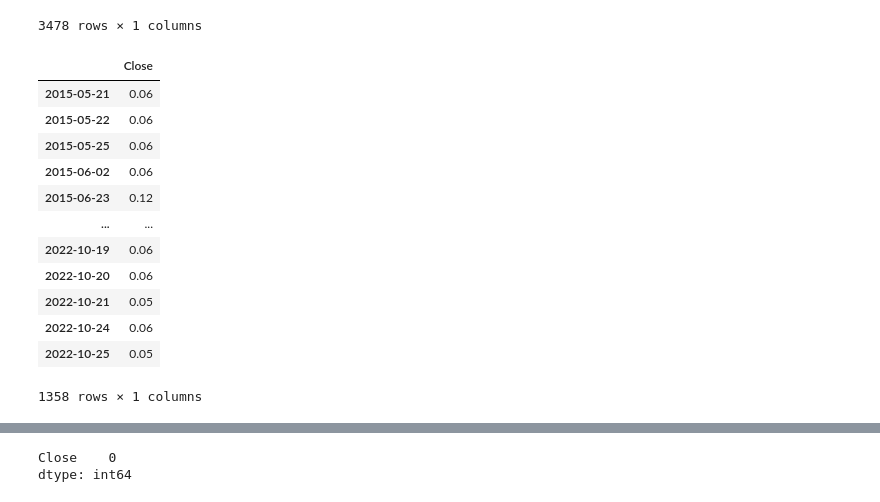
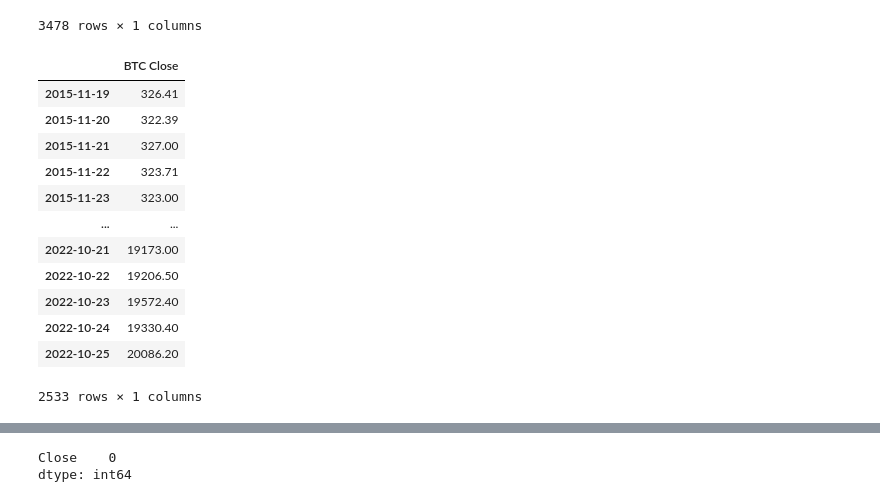
Before and after one commit to NavpreetNat/Crypto_Master, a Jupyter notebook: codes/crypto_master.ipynb, the cells around one changed output, grey strips where cells are left out. Drawn from its saved outputs; the diff is of its cells as text; code cells hidden in the pictures.

```diff
--- a/codes/crypto_master.ipynb
+++ b/codes/crypto_master.ipynb
@@ -136,23 +150,25 @@ sol_daily_return
 # %%
 # Read in BTC csv file
 btc_path = Path("../Resources/BTC.csv")
 
 btc_data = pd.read_csv(btc_path, index_col = 'Date', parse_dates = True,infer_datetime_format = True)
 
 btc_data.index = btc_data.index.date
 
+btc_data = btc_data.rename(columns={'Close':'BTC Close'})
+
 btc_data
 # %% [output]
-|  | Close |
-| 2015-05-21 | 0.06 |
-| 2015-05-22 | 0.06 |
-| 2015-05-25 | 0.06 |
-| 2015-06-02 | 0.06 |
-| 2015-06-23 | 0.12 |
+|  | BTC Close |
+| 2015-11-19 | 326.41 |
+| 2015-11-20 | 322.39 |
+| 2015-11-21 | 327.00 |
+| 2015-11-22 | 323.71 |
+| 2015-11-23 | 323.00 |
 | ... | ... |
-| 2022-10-19 | 0.06 |
-| 2022-10-20 | 0.06 |
-| 2022-10-21 | 0.05 |
-| 2022-10-24 | 0.06 |
-| 2022-10-25 | 0.05 |
+| 2022-10-21 | 19173.00 |
+| 2022-10-22 | 19206.50 |
+| 2022-10-23 | 19572.40 |
+| 2022-10-24 | 19330.40 |
+| 2022-10-25 | 20086.20 |
-1358 rows × 1 columns
+2533 rows × 1 columns
```
Also changed, not shown: parts of 15 cells of this notebook, 2 other files.
